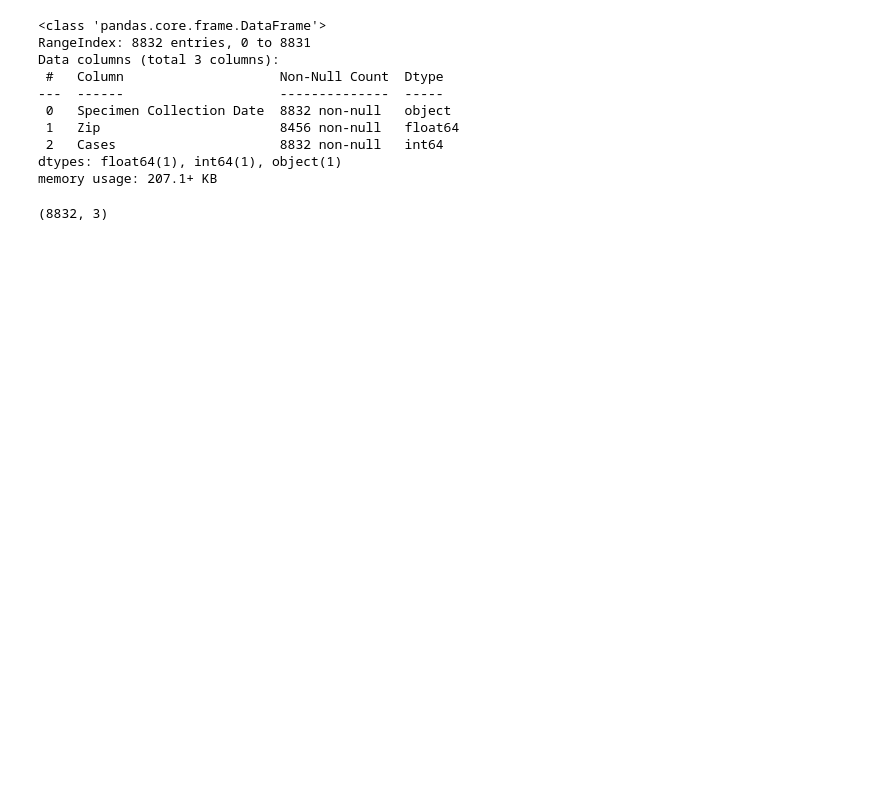
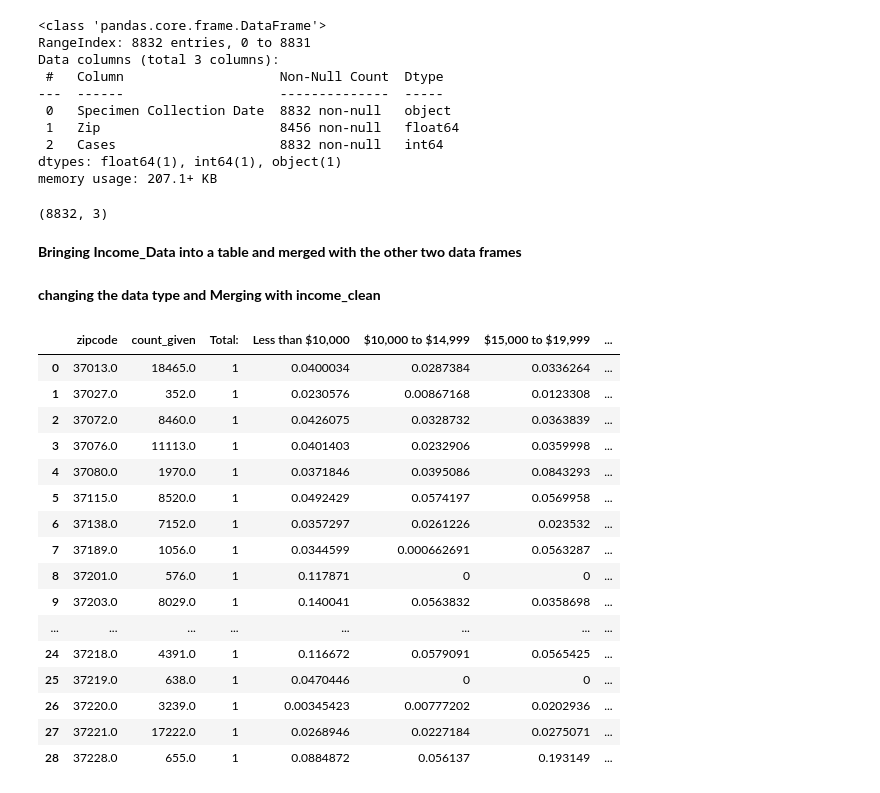
Before and after one commit to ryanhilber93/nash-covid-cases-vaccines-hot_chickens, a Jupyter notebook: data/COVID Vaccine Data.ipynb, the cells around one changed output. Saved outputs shown, nothing was run; the diff lists cells and outputs as text; code cells hidden in the pictures; blank space fills up the shorter version.

```diff
--- a/data/COVID Vaccine Data.ipynb
+++ b/data/COVID Vaccine Data.ipynb
@@ -72,6 +186,8 @@ memory usage: 207.1+ KB
 Covid_Count_df.shape
 # %% [output]
 (8832, 3)
+# %% [markdown]
+<b>Bringing Income_Data into a table and merged with the other two data frames
 # %%
 #Andrew's code
 income_data = pd.read_excel("income_data.xlsx", skiprows = 1, header=[0, 1], sheet_name = 1)
@@ -80,8 +196,33 @@ income_data.columns = income_data.columns.droplevel(1)
 income_clean = income_data.set_index('Unnamed: 0_level_0').T.reset_index().rename({"index": "zipcode"}, axis = 1)
 
 #T in the last code to mean Transpose
+# %% [markdown]
+<b> changing the data type and Merging with income_clean
 # %%
 income_clean['zipcode'] =income_clean['zipcode'].astype(float)
+# %%
+Merged_IV_df = pd.merge(left = most_vax_given, right = income_clean,
+                    left_on = 'zipcode', right_on = 'zipcode')
+# %%
+Merged_IV_df
+# %% [output]
+|  | zipcode | count_given | Total: | Less than $10,000 | $10,000 to $14,999 | $15,000 to $19,999 | ... |
+| 0 | 37013.0 | 18465.0 | 1 | 0.0400034 | 0.0287384 | 0.0336264 | ... |
+| 1 | 37027.0 | 352.0 | 1 | 0.0230576 | 0.00867168 | 0.0123308 | ... |
+| 2 | 37072.0 | 8460.0 | 1 | 0.0426075 | 0.0328732 | 0.0363839 | ... |
+| 3 | 37076.0 | 11113.0 | 1 | 0.0401403 | 0.0232906 | 0.0359998 | ... |
+| 4 | 37080.0 | 1970.0 | 1 | 0.0371846 | 0.0395086 | 0.0843293 | ... |
+| 5 | 37115.0 | 8520.0 | 1 | 0.0492429 | 0.0574197 | 0.0569958 | ... |
+| 6 | 37138.0 | 7152.0 | 1 | 0.0357297 | 0.0261226 | 0.023532 | ... |
+| 7 | 37189.0 | 1056.0 | 1 | 0.0344599 | 0.000662691 | 0.0563287 | ... |
+| 8 | 37201.0 | 576.0 | 1 | 0.117871 | 0 | 0 | ... |
+| 9 | 37203.0 | 8029.0 | 1 | 0.140041 | 0.0563832 | 0.0358698 | ... |
+| ... | ... | ... | ... | ... | ... | ... | ... |
+| 24 | 37218.0 | 4391.0 | 1 | 0.116672 | 0.0579091 | 0.0565425 | ... |
+| 25 | 37219.0 | 638.0 | 1 | 0.0470446 | 0 | 0 | ... |
+| 26 | 37220.0 | 3239.0 | 1 | 0.00345423 | 0.00777202 | 0.0202936 | ... |
+| 27 | 37221.0 | 17222.0 | 1 | 0.0268946 | 0.0227184 | 0.0275071 | ... |
+| 28 | 37228.0 | 655.0 | 1 | 0.0884872 | 0.056137 | 0.193149 | ... |
 # %%
 Merged_IC_df = pd.merge(left = Covid_Count_df, right = income_clean,
                     left_on = 'Zip', right_on = 'zipcode')
```
Also changed, not shown: parts of 22 cells of this notebook.
